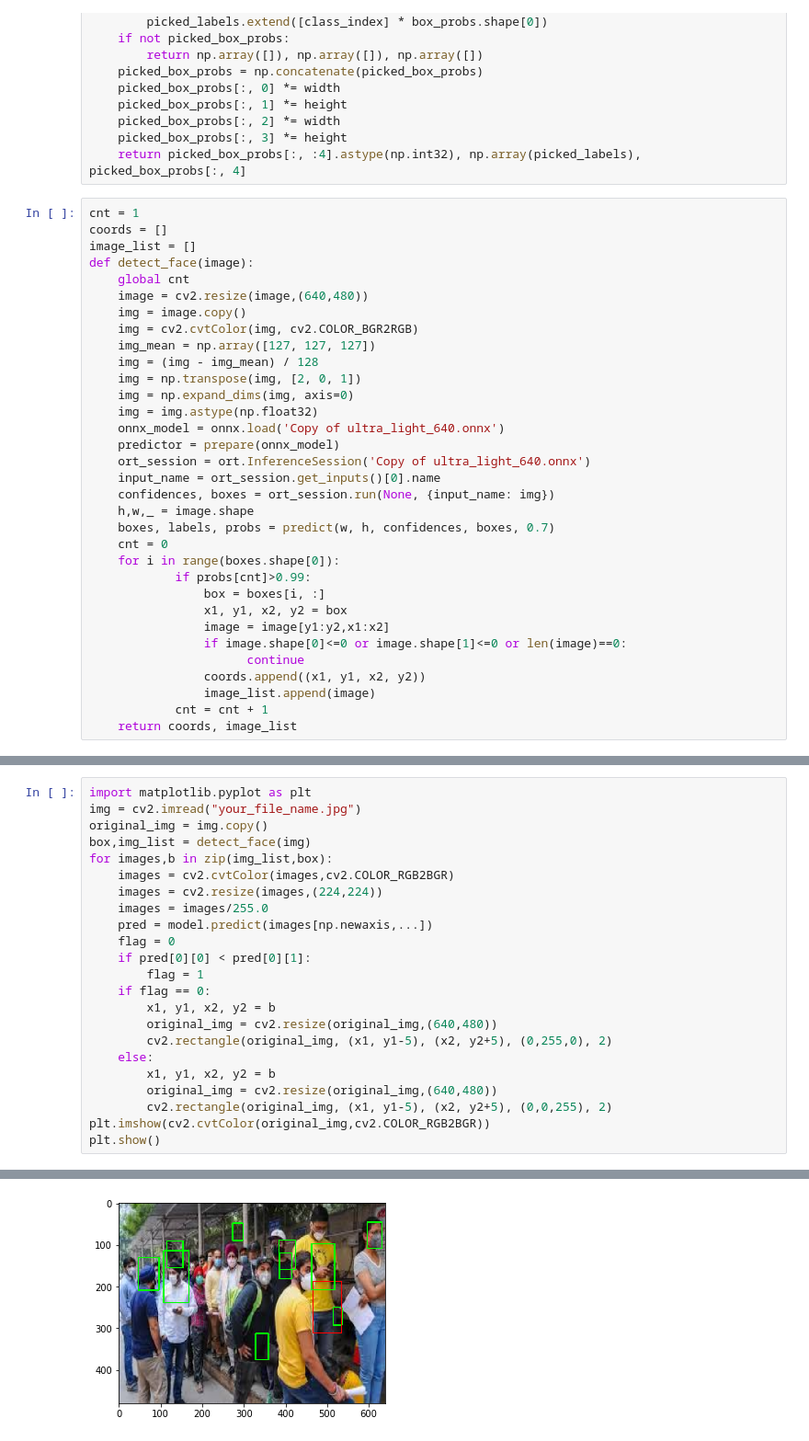
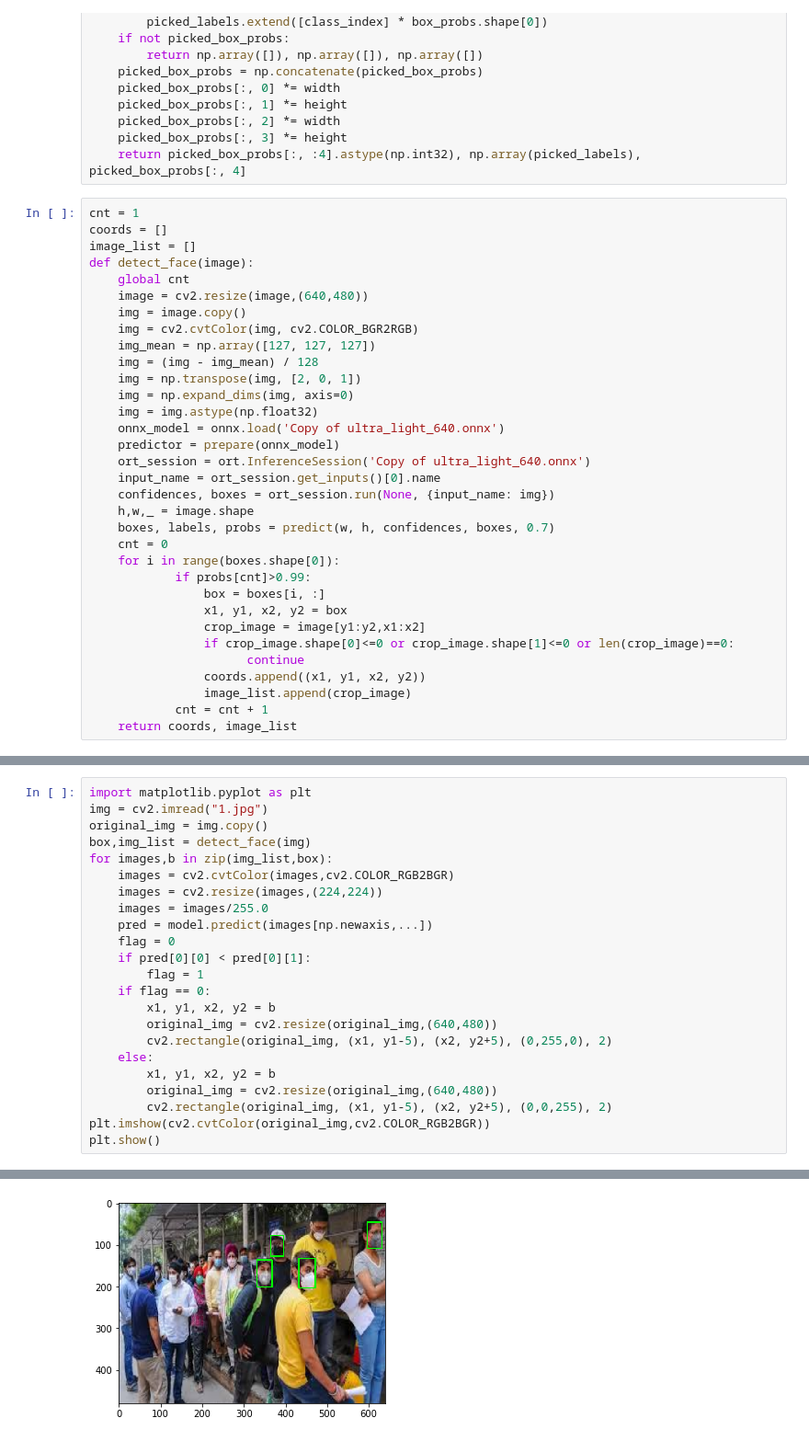
Before and after one commit to Kushal0189/FaceMasque, a Jupyter notebook: Classfication_of_Person_with_or_without_Wearing_Mask.ipynb, the cells around one changed output, grey strips where cells are left out. Shown at 92% size. Saved outputs shown, nothing was run; the diff lists cells and outputs as text.

```diff
--- a/Classfication_of_Person_with_or_without_Wearing_Mask.ipynb
+++ b/Classfication_of_Person_with_or_without_Wearing_Mask.ipynb
@@ -155,11 +155,11 @@ def detect_face(image):
             if probs[cnt]>0.99:
                 box = boxes[i, :]
                 x1, y1, x2, y2 = box
-                image = image[y1:y2,x1:x2]
-                if image.shape[0]<=0 or image.shape[1]<=0 or len(image)==0:
+                crop_image = image[y1:y2,x1:x2]
+                if crop_image.shape[0]<=0 or crop_image.shape[1]<=0 or len(crop_image)==0:
                       continue
                 coords.append((x1, y1, x2, y2))
-                image_list.append(image)
+                image_list.append(crop_image)
             cnt = cnt + 1
     return coords, image_list
 # %%
@@ -177,6 +167,6 @@ WARNING:tensorflow:From C:\Users\KUSHAL MASTER\Anaconda3\lib\site-packages\keras
 # %%
 import matplotlib.pyplot as plt
-img = cv2.imread("your_file_name.jpg")
+img = cv2.imread("1.jpg")
 original_img = img.copy()
 box,img_list = detect_face(img)
 for images,b in zip(img_list,box):
@@ -201 +192 @@ plt.show()
-[figure, old version]
+[figure, new version]
```
Also changed, not shown: parts of 2 cells of this notebook.
